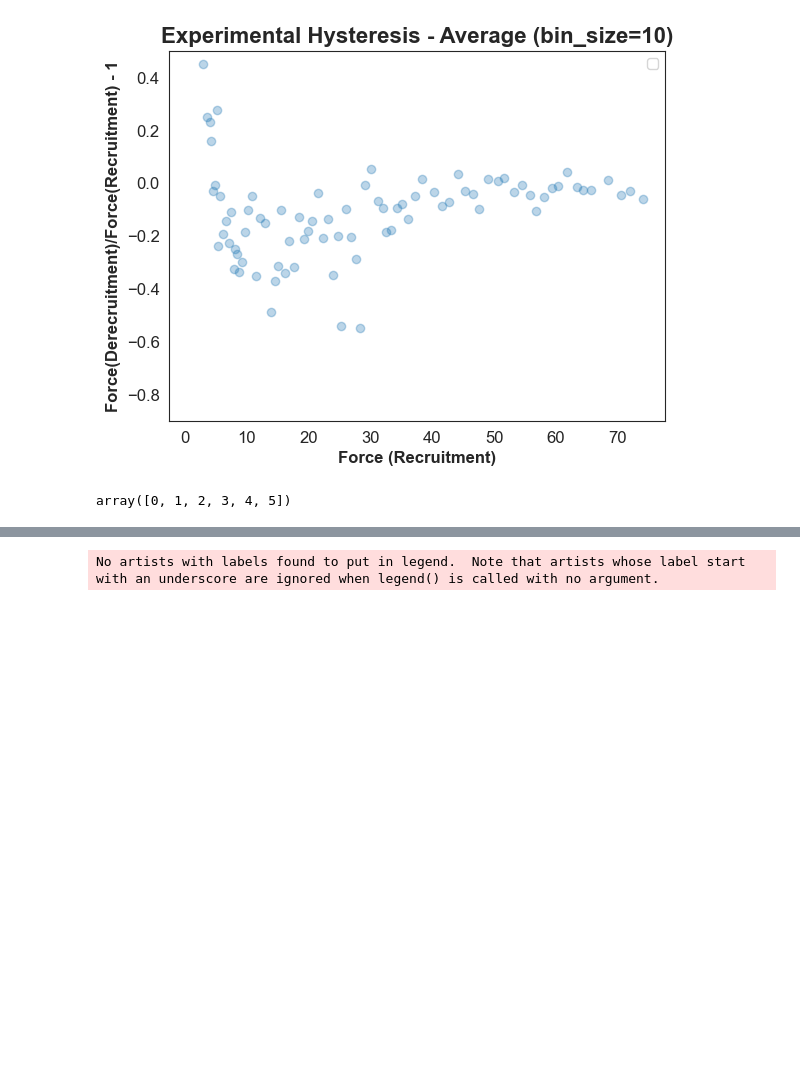
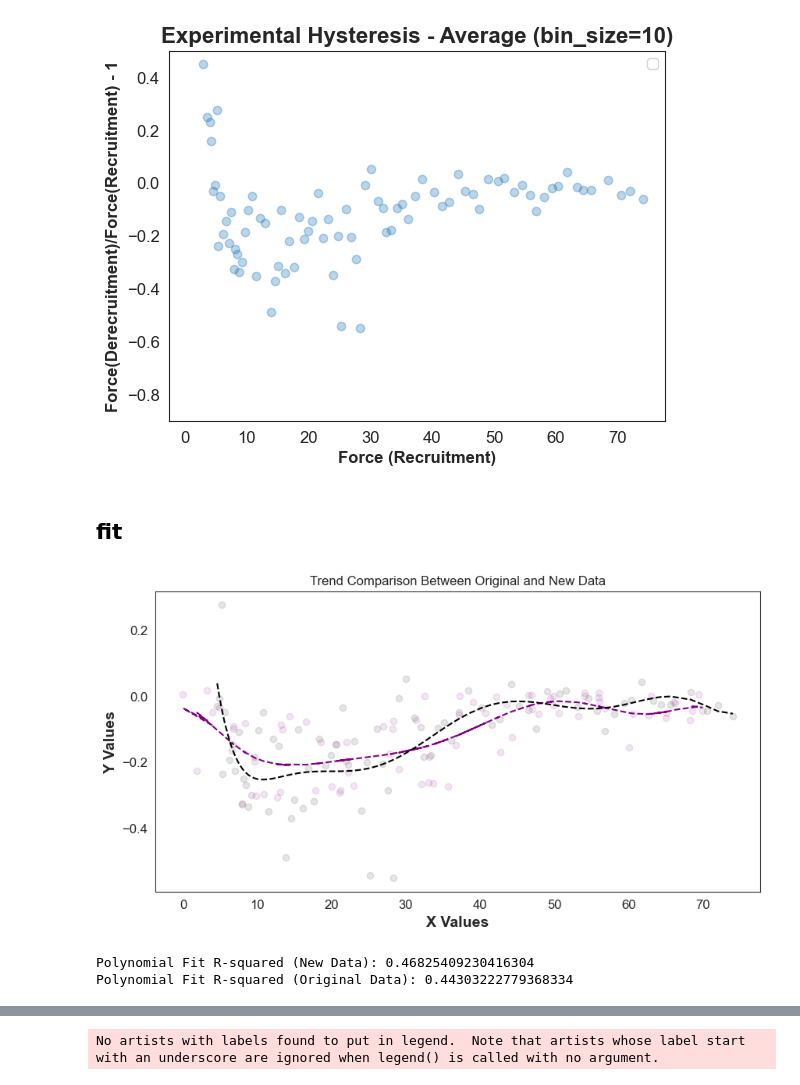
Before and after one commit to natmtc/flexible-motoneuron-control, a Jupyter notebook: Data_Analysis_Model.ipynb, the cells around one changed output, grey strips where cells are left out. Saved outputs shown, nothing was run; the diff lists cells and outputs as text; code cells hidden in the pictures; blank space fills up the shorter version.

```diff
--- a/Data_Analysis_Model.ipynb
+++ b/Data_Analysis_Model.ipynb
@@ -84,3 +92,16 @@ plt.ylim(-0.6,0.5)
 sns.despine()
 # %% [output]
 [figure]
+# %%
+file_path = "/Users/nmt121/Desktop/Repositories/Motoneuron_Model/Data_MN_Model/relation_valueseta_recrthreshold/recr_VCa_9Jun.jld2"
+
+with h5py.File(file_path, 'r') as f:
+    print("Keys: %s" % f.keys())
+    recr_inter_input_s = np.array(f['recr_inter_input'])
+
+
+file_path = "/Users/nmt121/Desktop/Repositories/Motoneuron_Model/Data_MN_Model/relation_valueseta_recrthreshold/hysteresis_9Jun.jld2"
+
+with h5py.File(file_path, 'r') as f:
+    print("Keys: %s" % f.keys())
+    hysteresis = np.array(f['hysteresis'])
@@ -196,7 +224,58 @@ plt.ylim(-0.9,0.5)
 No artists with labels found to put in legend.  Note that artists whose label start with an underscore are ignored when legend() is called with no argument.
 (-0.9, 0.5)
 [figure]
-# %%
-np.where(np.array(binned_hyst) > 0.5)[0]
-# %% [output]
-array([0, 1, 2, 3, 4, 5])
+# %% [markdown]
+## fit
+# %%
+x = np.array(binned_force).reshape(-1,1)
+y = np.array(binned_hyst).reshape(-1,1)
+# %%
+x_new = ((recr_inter_input_s[:, 0] / recr_inter_input_s[:, 0].max() * 100) - 49).reshape(-1, 1)[10:87]
+x_min = np.min(x_new); x_max = np.max(x_new)
+x_new = (x_new - x_min) / (x_max - x_min) * 70
+y_new = hysteresis[:, 0][10:87]
+
+# x=x[10:87,:]
+# y=y[10:87,:]
+
+# Fit polynomial trends
+poly_deg = 8
+poly_features_new = np.polyfit(x_new.flatten(), y_new, deg=poly_deg)
+poly_model_new = np.poly1d(poly_features_new)
+trend_line_new = poly_model_new(x_new.flatten())
+
+poly_features_orig = np.polyfit(x[:,0].flatten(), y[:,0], deg=poly_deg)
+poly_model_orig = np.poly1d(poly_features_orig)
+trend_line_orig = poly_model_orig(x.flatten())
+
+
+r_squared_new_poly = r2_score(y_new, trend_line_new)
+r_squared_orig_poly = r2_score(y[:,0], trend_line_orig)
+
+
+# Plotting the trends
+plt.figure(figsize=(10, 5))
+
+# Trend line for new data
+plt.plot(x_new, trend_line_new, color='purple', linestyle='--', label='Trend Line (New Data)')
+
+# Trend line for original data
+plt.plot(x[:,0], trend_line_orig, color='black', linestyle='--', label='Trend Line (Original Data)')
+
+# Scatter plot for actual data points for context
+plt.scatter(x_new, y_new, color='purple', alpha=0.1, label='New Data Points')
+plt.scatter(x[:,0], y[:,0], color='black', alpha=0.1, label='Original Data Points')
+
+plt.xlabel('X Values')
+plt.ylabel('Y Values')
+plt.title('Trend Comparison Between Original and New Data')
+# plt.legend()
+
+plt.show()
+
+print(f"Polynomial Fit R-squared (New Data): {r_squared_new_poly}")
+print(f"Polynomial Fit R-squared (Original Data): {r_squared_orig_poly}")
+# %% [output]
+[figure, added]
+Polynomial Fit R-squared (New Data): 0.46825409230416304
+Polynomial Fit R-squared (Original Data): 0.44303222779368334
```
Also changed, not shown: parts of 4 cells of this notebook, 1 other file.
